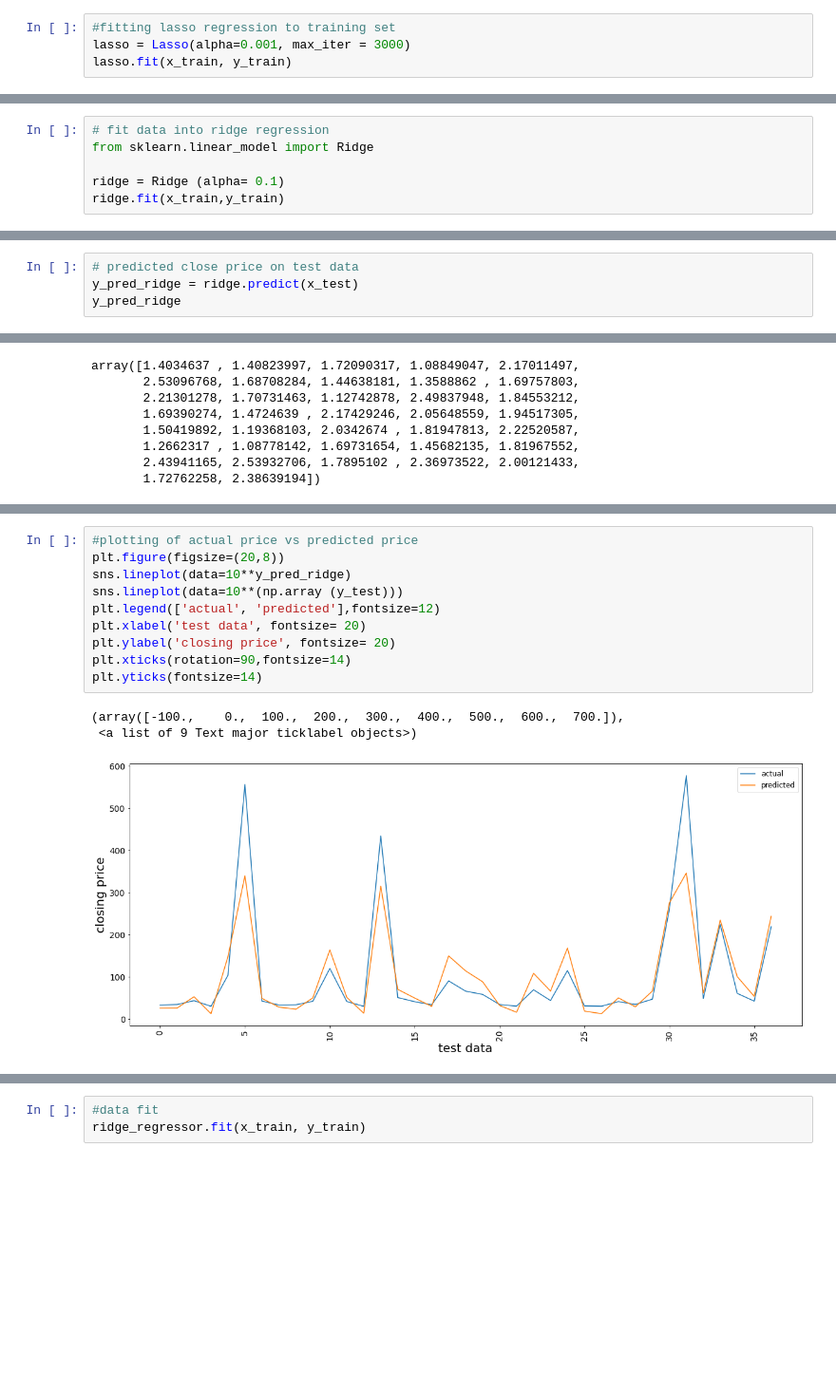
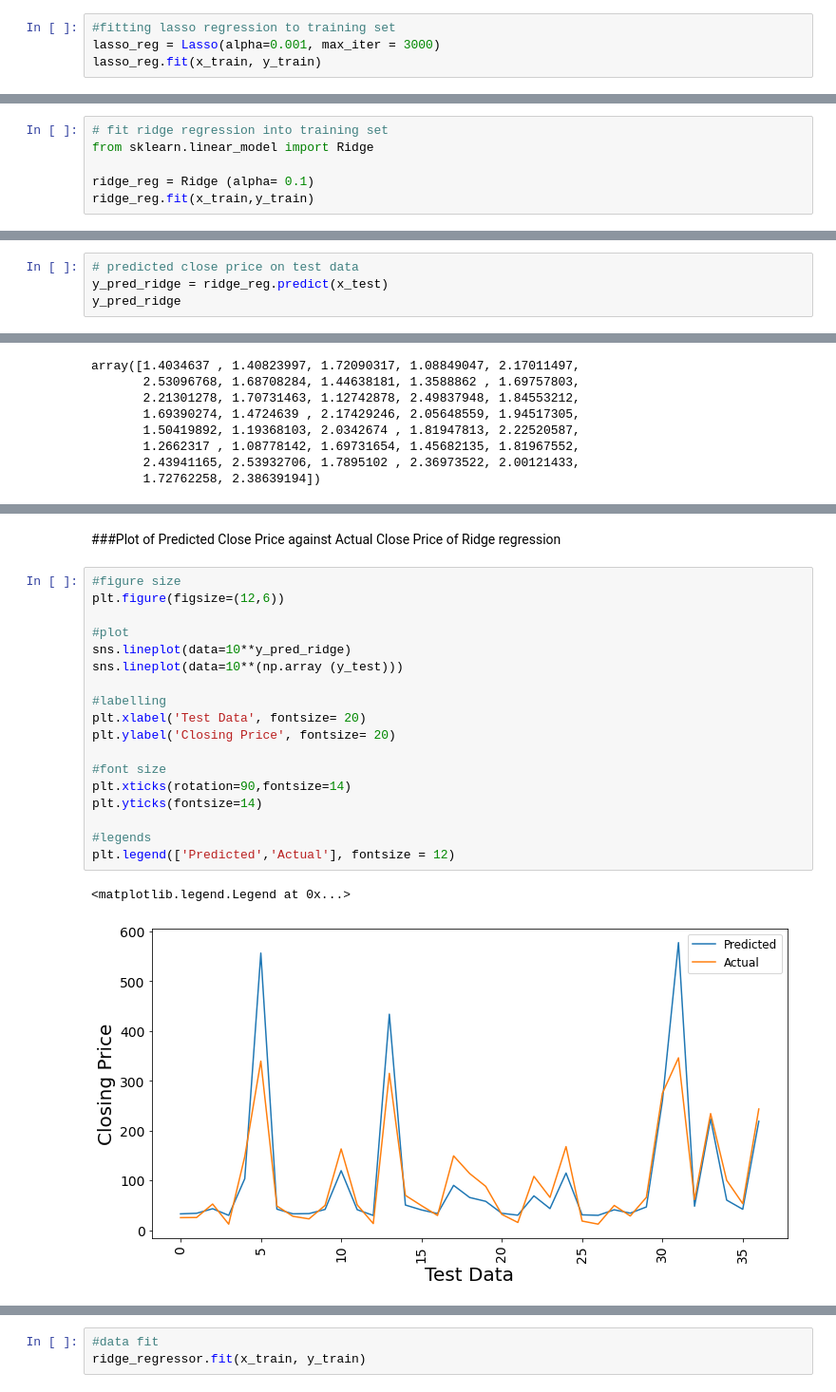
Before and after one commit to Zeeshan00789/Yes-bank-closing-price-prediction, a Jupyter notebook: Yes_Bank_Stock_Closing_Price_Prediction.ipynb, the cells around one changed output, grey strips where cells are left out. Shown at 95% size. Drawn from its saved outputs; the diff is of its cells as text; blank space fills up the shorter version.

```diff
--- a/Yes_Bank_Stock_Closing_Price_Prediction.ipynb
+++ b/Yes_Bank_Stock_Closing_Price_Prediction.ipynb
@@ -580,8 +585,8 @@ plt.legend(['Predicted','Actual'], fontsize = 12)
 ##2. Lasso Regression
 # %%
 #fitting lasso regression to training set
-lasso = Lasso(alpha=0.001, max_iter = 3000)
-lasso.fit(x_train, y_train)
+lasso_reg = Lasso(alpha=0.001, max_iter = 3000)
+lasso_reg.fit(x_train, y_train)
 # %% [output]
 Lasso(alpha=0.001, max_iter=3000)
 # %%
@@ -737,9 +756,9 @@ plt.yticks(fontsize=14)
 # %%
-# fit data into ridge regression
+# fit ridge regression into training set
 from sklearn.linear_model import Ridge
 
-ridge = Ridge (alpha= 0.1)
-ridge.fit(x_train,y_train)
+ridge_reg = Ridge (alpha= 0.1)
+ridge_reg.fit(x_train,y_train)
 # %% [output]
 Ridge(alpha=0.1)
 # %%
@@ -749,7 +768,7 @@ round(ridge.score(x_train, y_train), 4)
 0.8147
 # %%
 # predicted close price on test data
-y_pred_ridge = ridge.predict(x_test)
+y_pred_ridge = ridge_reg.predict(x_test)
 y_pred_ridge
 # %% [output]
 array([1.51725986, 1.53215164, 1.63600352, 1.47552735, 2.01524649,
@@ -788,15 +809,24 @@ R2 : 0.8221
+# %% [markdown]
+###Plot of Predicted Close Price against Actual Close Price of Ridge regression
 # %%
-#plotting of actual price vs predicted price
-plt.figure(figsize=(20,8))
+#figure size
+plt.figure(figsize=(12,6))
+
+#plot
 sns.lineplot(data=10**y_pred_ridge)
 sns.lineplot(data=10**(np.array (y_test)))
-plt.legend(['actual', 'predicted'],fontsize=12)
-plt.xlabel('test data', fontsize= 20)
-plt.ylabel('closing price', fontsize= 20)
+
+#labelling
+plt.xlabel('Test Data', fontsize= 20)
+plt.ylabel('Closing Price', fontsize= 20)
+
+#font size
 plt.xticks(rotation=90,fontsize=14)
 plt.yticks(fontsize=14)
+
+#legends
+plt.legend(['Predicted','Actual'], fontsize = 12)
 # %% [output]
-(array([-100.,    0.,  100.,  200.,  300.,  400.,  500.,  600.,  700.]),
- <a list of 9 Text major ticklabel objects>)
+<matplotlib.legend.Legend at 0x...>
-[figure, old version]
+[figure, new version]
 # %% [markdown]
```
Also changed, not shown: parts of 72 cells of this notebook.
